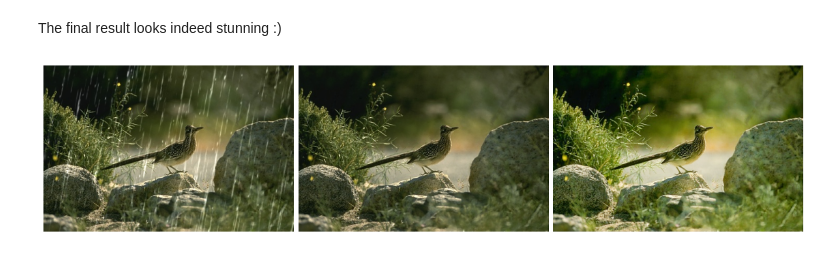
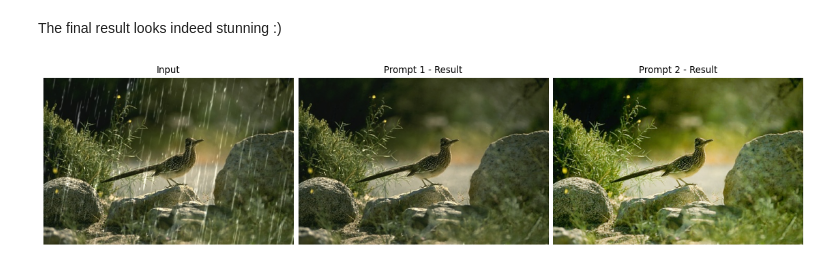
Before and after one commit to mv-lab/InstructIR, a Jupyter notebook: demo.ipynb, the cells around one changed output. Saved outputs shown, nothing was run; the diff lists cells and outputs as text; code cells hidden in the pictures.

```diff
--- a/demo.ipynb
+++ b/demo.ipynb
@@ -168,6 +171,6 @@ plot_all([result1, result2], figsize=(8,4))
 # %% [markdown]
 The final result looks indeed stunning :)
 # %%
-plot_all([image, result1, result2], figsize=(14,7))
+plot_all([image, result1, result2], names=["Input", "Prompt 1 - Result", "Prompt 2 - Result"], figsize=(14,7))
 # %% [output]
-[figure, old version]
+[figure, new version]
```
Also changed, not shown: parts of 1 cell of this notebook, 8 other files.
